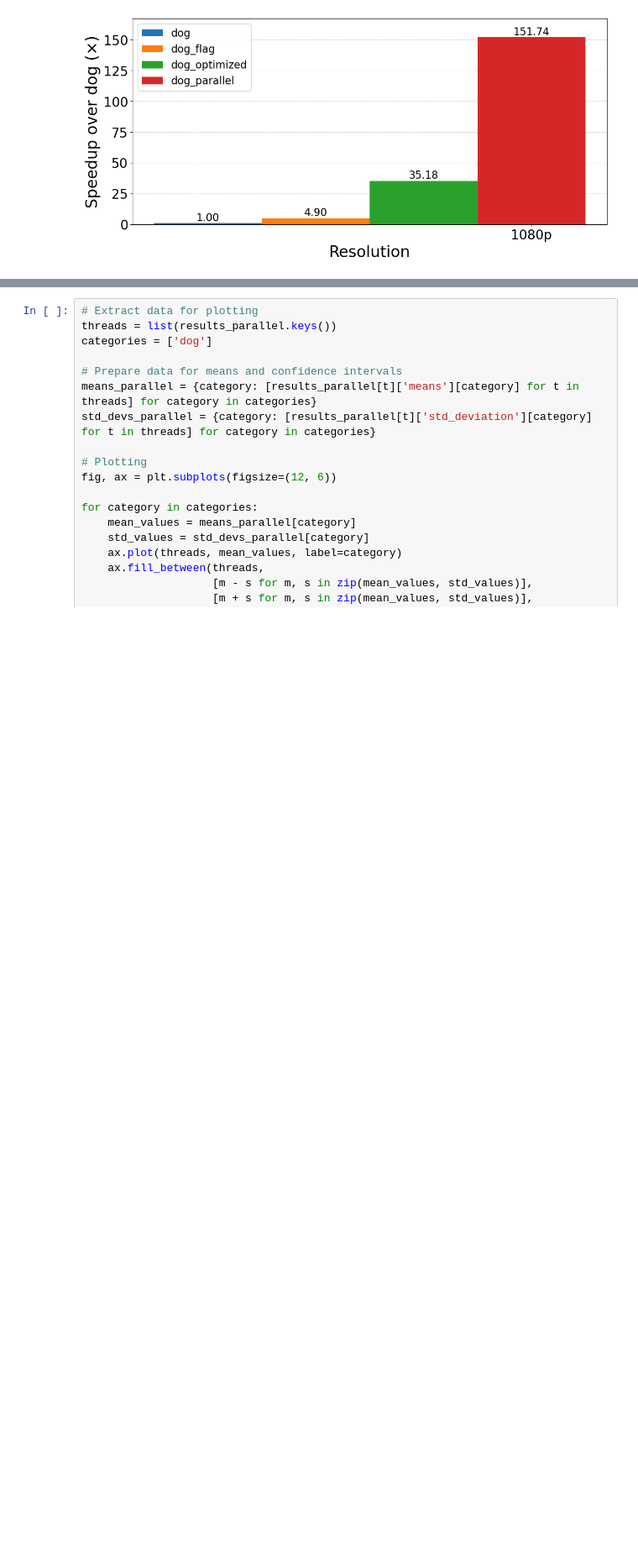
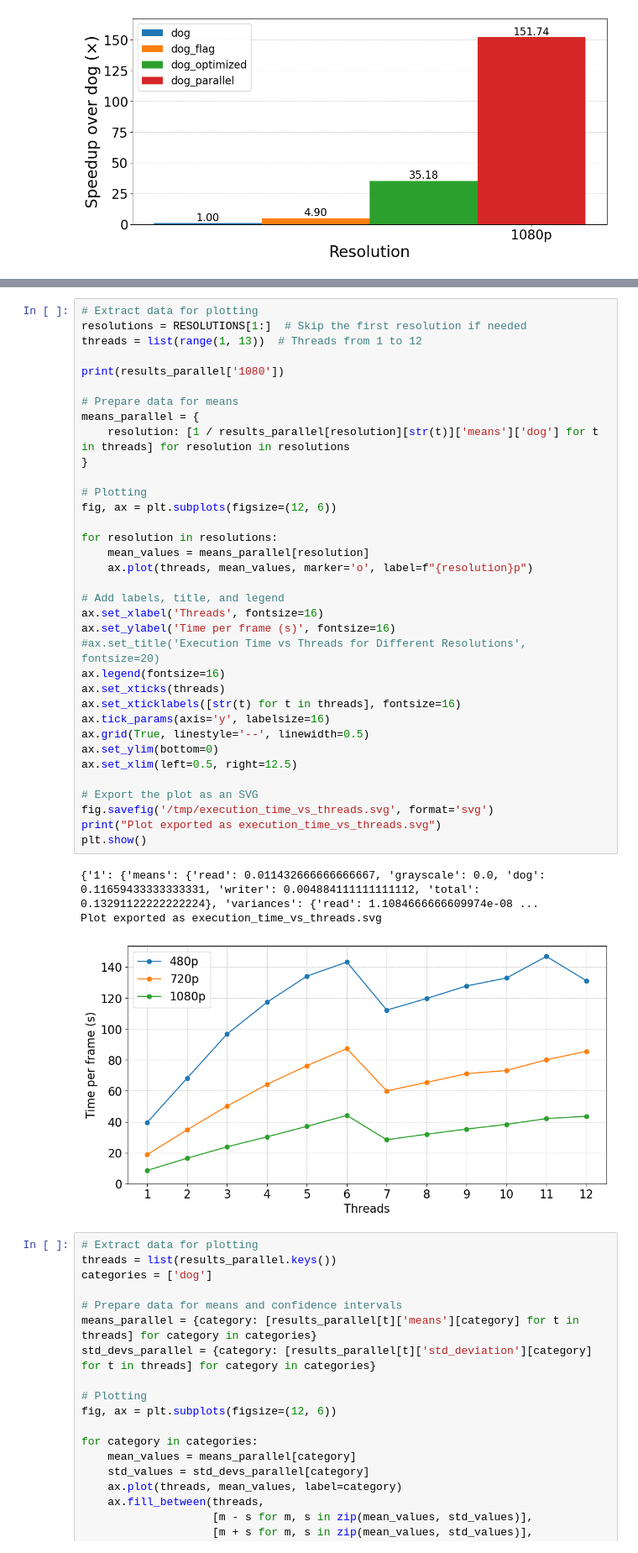
Before and after one commit to Antonio-Ciociola/CA_Project, a Jupyter notebook: stats.ipynb, the cells around one changed output, grey strips where cells are left out. Shown at 84% size. Saved outputs shown, nothing was run; the diff lists cells and outputs as text; blank space fills up the shorter version.

```diff
--- a/stats.ipynb
+++ b/stats.ipynb
@@ -686,3 +741,42 @@ Plot exported as execution_time_vs_threads.svg
+# %%
+# Extract data for plotting
+resolutions = RESOLUTIONS[1:]  # Skip the first resolution if needed
+threads = list(range(1, 13))  # Threads from 1 to 12
+
+print(results_parallel['1080'])
+
+# Prepare data for means
+means_parallel = {
+    resolution: [1 / results_parallel[resolution][str(t)]['means']['dog'] for t in threads] for resolution in resolutions
+}
+
+# Plotting
+fig, ax = plt.subplots(figsize=(12, 6))
+
+for resolution in resolutions:
+    mean_values = means_parallel[resolution]
+    ax.plot(threads, mean_values, marker='o', label=f"{resolution}p")
+
+# Add labels, title, and legend
+ax.set_xlabel('Threads', fontsize=16)
+ax.set_ylabel('Time per frame (s)', fontsize=16)
+#ax.set_title('Execution Time vs Threads for Different Resolutions', fontsize=20)
+ax.legend(fontsize=16)
+ax.set_xticks(threads)
+ax.set_xticklabels([str(t) for t in threads], fontsize=16)
+ax.tick_params(axis='y', labelsize=16)
+ax.grid(True, linestyle='--', linewidth=0.5)
+ax.set_ylim(bottom=0)
+ax.set_xlim(left=0.5, right=12.5)
+
+# Export the plot as an SVG
+fig.savefig('/tmp/execution_time_vs_threads.svg', format='svg')
+print("Plot exported as execution_time_vs_threads.svg")
+plt.show()
+# %% [output]
+{'1': {'means': {'read': 0.011432666666666667, 'grayscale': 0.0, 'dog': 0.11659433333333331, 'writer': 0.004884111111111112, 'total': 0.13291122222222224}, 'variances': {'read': 1.1084666666609974e-08 ...
+Plot exported as execution_time_vs_threads.svg
+[figure, added]
 # %%
 # Extract data for plotting
 threads = list(results_parallel.keys())
```
Also changed, not shown: parts of 15 cells of this notebook.
